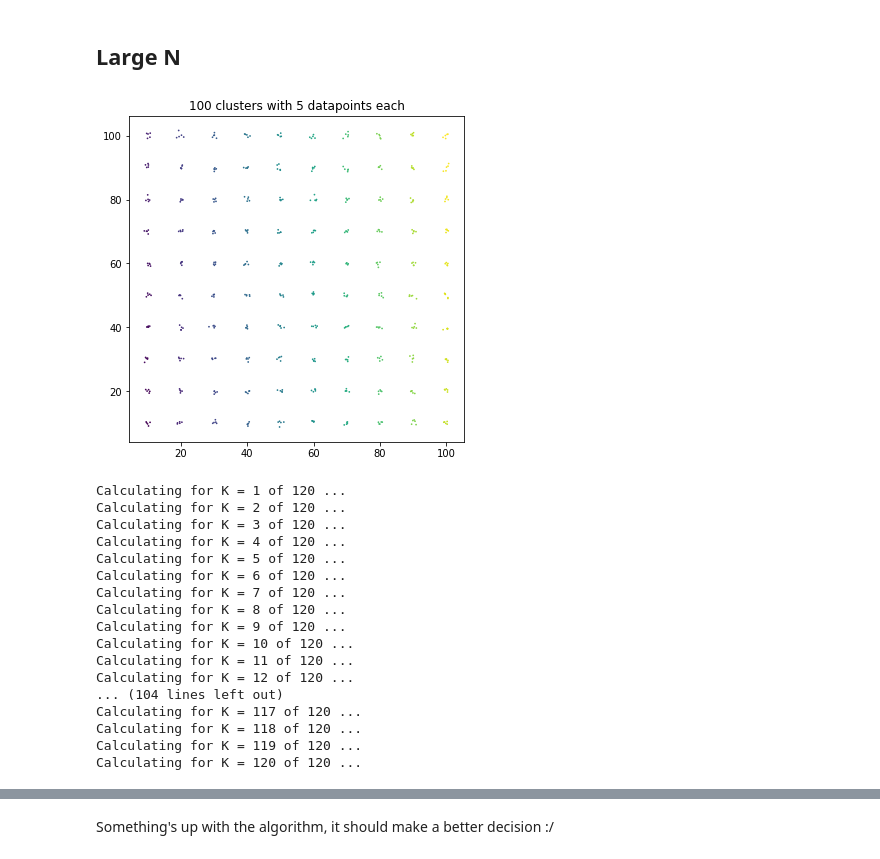
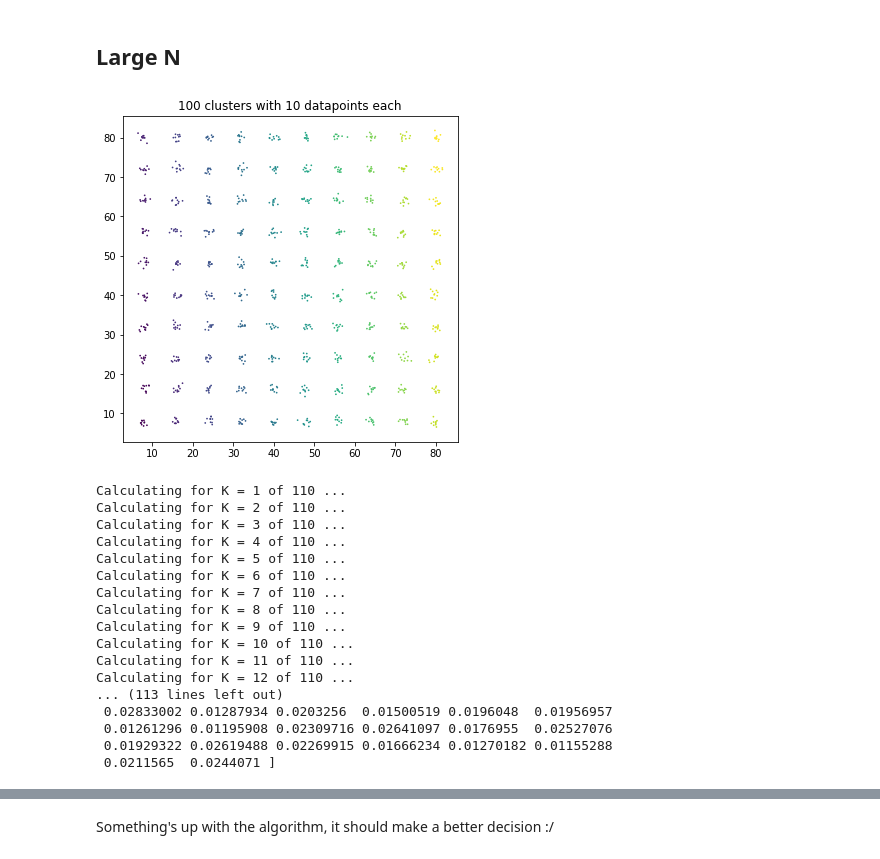
Before and after one commit to edforsberg/MME440_Project2, a Jupyter notebook: RaukonGap.ipynb, the cells around one changed output, grey strips where cells are left out. Saved outputs shown, nothing was run; the diff lists cells and outputs as text; code cells hidden in the pictures.

```diff
--- a/RaukonGap.ipynb
+++ b/RaukonGap.ipynb
@@ -292,34 +311,36 @@ This actually does not seem to work very well for the gap statistic algorithm. L
 # %% [markdown]
 ## Large N
 # %%
-grid_size = 10
-Xdat_large, Ydat_large = df.Gaussian_cluster_grid(grid_size=grid_size, scale=10, nr_data_points=5, sigma=0.5)
+gz = 10
+ndp = 10
+
+Xdat_large, Ydat_large = df.Gaussian_cluster_grid(grid_size=gz, scale=8, nr_data_points=ndp, sigma=0.6)
 plt.scatter(Xdat_large[:,0],Xdat_large[:,1],s=0.5, c=Ydat_large)
-plt.title("{} clusters with 5 datapoints each".format(grid_size**2))
+plt.title("{} clusters with {} datapoints each".format(gz**2, ndp))
 plt.show()
 # %% [output]
-[figure, old version]
+[figure, new version]
 # %%
 wk_large, wk_large_ref, sk_large, Ks_large = get_gap_statistic(Xdat_large, cluster_algorithm="kmeans", \
-                                                               K_max=120,verbose=True)
+                                                               K_max=110,verbose=True)
 # %% [output]
-Calculating for K = 1 of 120 ...
-Calculating for K = 2 of 120 ...
-Calculating for K = 3 of 120 ...
-Calculating for K = 4 of 120 ...
-Calculating for K = 5 of 120 ...
-Calculating for K = 6 of 120 ...
-Calculating for K = 7 of 120 ...
-Calculating for K = 8 of 120 ...
-Calculating for K = 9 of 120 ...
-Calculating for K = 10 of 120 ...
-Calculating for K = 11 of 120 ...
-Calculating for K = 12 of 120 ...
-... (104 lines left out)
-Calculating for K = 117 of 120 ...
-Calculating for K = 118 of 120 ...
-Calculating for K = 119 of 120 ...
-Calculating for K = 120 of 120 ...
+Calculating for K = 1 of 110 ...
+Calculating for K = 2 of 110 ...
+Calculating for K = 3 of 110 ...
+Calculating for K = 4 of 110 ...
+Calculating for K = 5 of 110 ...
+Calculating for K = 6 of 110 ...
+Calculating for K = 7 of 110 ...
+Calculating for K = 8 of 110 ...
+Calculating for K = 9 of 110 ...
+Calculating for K = 10 of 110 ...
+Calculating for K = 11 of 110 ...
+Calculating for K = 12 of 110 ...
+... (113 lines left out)
+ 0.02833002 0.01287934 0.0203256  0.01500519 0.0196048  0.01956957
+ 0.01261296 0.01195908 0.02309716 0.02641097 0.0176955  0.02527076
+ 0.01929322 0.02619488 0.02269915 0.01666234 0.01270182 0.01155288
+ 0.0211565  0.0244071 ]
 # %%
 plot_wk(Ks_large, wk_large, wk_large_ref)
 plt.show()
```
Also changed, not shown: parts of 19 cells of this notebook, 2 other files.
